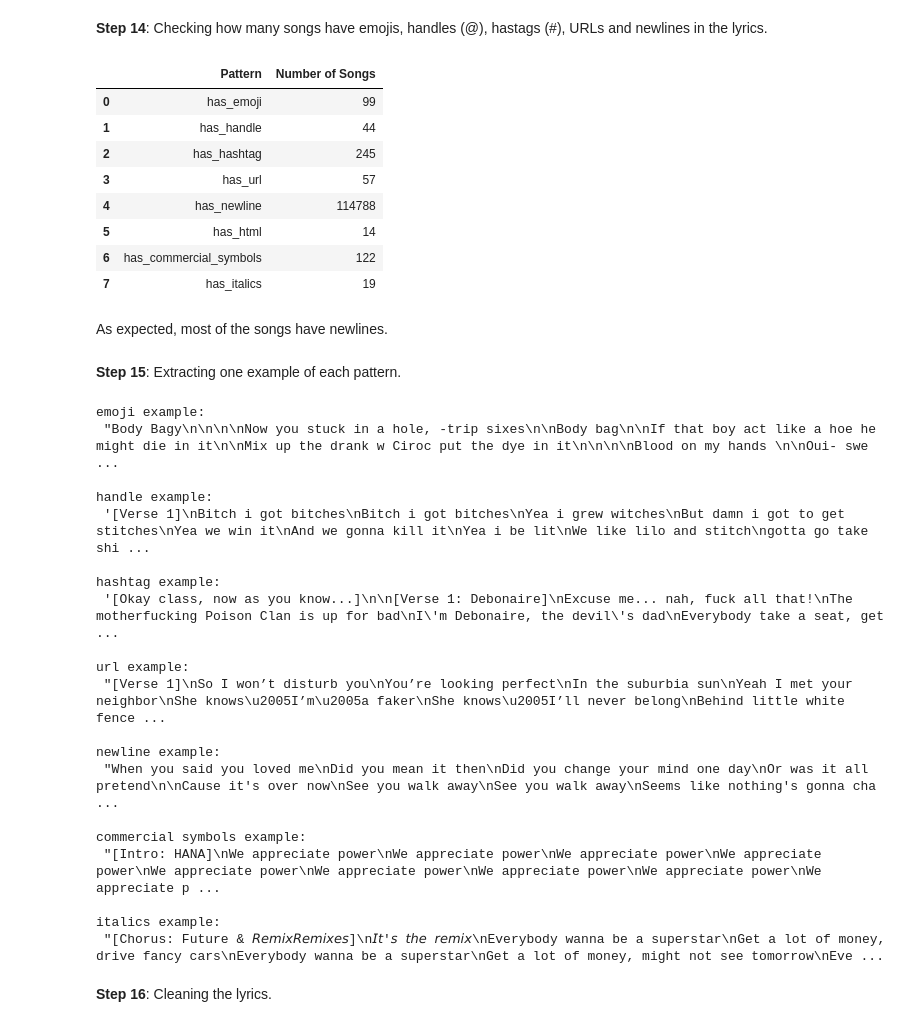
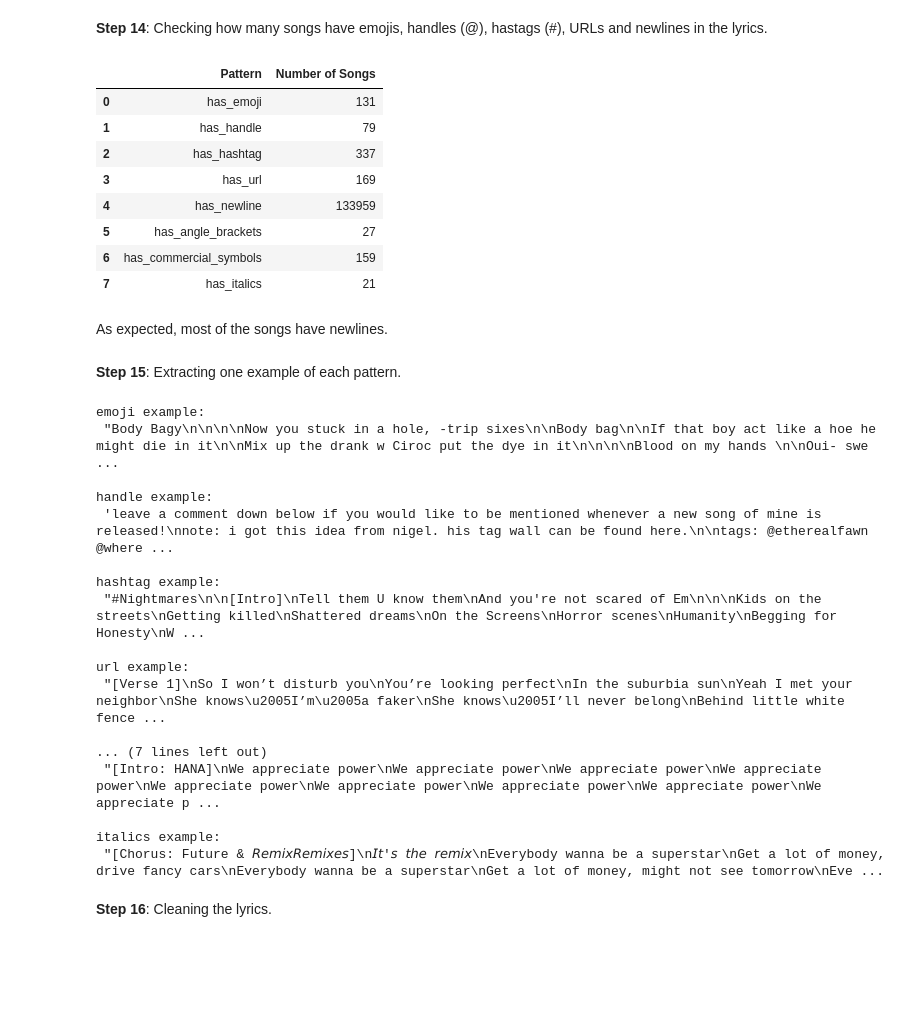
Before and after one commit to iinesclaro/text_mining, a Jupyter notebook: 01_eda_preprocessing.ipynb, the cells around one changed output. Cells and saved outputs as stored; diff of their text form; code cells hidden in the pictures; blank space fills up the shorter version.

```diff
--- a/01_eda_preprocessing.ipynb
+++ b/01_eda_preprocessing.ipynb
@@ -325,6 +322,0 @@ The filtering combines signals from the lyrics and metadata. `contains_lyrics` l
-# %%
-from utils import contains_lyrics
-
-train_data['contains_lyrics'] = train_data['lyrics'].apply(contains_lyrics)
-
-print(f"Number of observations that are could be songs: {train_data['contains_lyrics'].sum()}")
@@ -455,5 +323,3 @@ train_data.loc[
-# %%
-train_data = train_data.loc[potential_songs_mask].copy()
 # %% [markdown]
 **Step 13**: Taking a sample of 5 lyrics from the dataset to see what kind of issues we need to solve.
 # %%
@@ -486,48 +352,48 @@ Some issues that we can identify are:
 # %%
 from utils import (
     contains_emoji,
     contains_handle,
     contains_hashtag,
     contains_url,
     contains_newline,
-    contains_html,
+    contains_angle_bracket_markers,
     contains_commercial_symbols,
     contains_italics
 )
 
 train_data['has_emoji'] = train_data['lyrics'].apply(contains_emoji)
 train_data['has_handle'] = train_data['lyrics'].apply(contains_handle)
 train_data['has_hashtag'] = train_data['lyrics'].apply(contains_hashtag)
 train_data['has_url'] = train_data['lyrics'].apply(contains_url)
 train_data['has_newline'] = train_data['lyrics'].apply(contains_newline)
-train_data['has_html'] = train_data['lyrics'].apply(contains_html)
+train_data['has_angle_brackets'] = train_data['lyrics'].apply(contains_angle_bracket_markers)
 train_data['has_commercial_symbols'] = train_data['lyrics'].apply(contains_commercial_symbols)
 train_data['has_italics'] = train_data['lyrics'].apply(contains_italics)
 
-patterns = train_data[['has_emoji', 'has_handle', 'has_hashtag', 'has_url', 'has_newline', 'has_html', 'has_commercial_symbols', 'has_italics']].sum().rename_axis('Pattern').reset_index(name = 'Number of Songs')
+patterns = train_data[['has_emoji', 'has_handle', 'has_hashtag', 'has_url', 'has_newline', 'has_angle_brackets', 'has_commercial_symbols', 'has_italics']].sum().rename_axis('Pattern').reset_index(name = 'Number of Songs')
 
 display(patterns)
 # %% [output]
 |  | Pattern | Number of Songs |
-| 0 | has_emoji | 99 |
-| 1 | has_handle | 44 |
-| 2 | has_hashtag | 245 |
-| 3 | has_url | 57 |
-| 4 | has_newline | 114788 |
-| 5 | has_html | 14 |
-| 6 | has_commercial_symbols | 122 |
-| 7 | has_italics | 19 |
+| 0 | has_emoji | 131 |
+| 1 | has_handle | 79 |
+| 2 | has_hashtag | 337 |
+| 3 | has_url | 169 |
+| 4 | has_newline | 133959 |
+| 5 | has_angle_brackets | 27 |
+| 6 | has_commercial_symbols | 159 |
+| 7 | has_italics | 21 |
-# %% [markdown]
-As expected, most of the songs have newlines.
+# %% [markdown]
+As expected, most of the songs have newlines.
 # %% [markdown]
 **Step 15**: Extracting one example of each pattern.
 # %%
-emoji_example = train_data.loc[train_data['has_emoji'], 'lyrics'].iloc[0]
-handle_example = train_data.loc[train_data['has_handle'], 'lyrics'].iloc[0]
-hashtag_example = train_data.loc[train_data['has_hashtag'], 'lyrics'].iloc[0]
+emoji_example = train_data.loc[train_data['has_emoji'], 'lyrics'].iloc[1]
+handle_example = train_data.loc[train_data['has_handle'], 'lyrics'].iloc[1]
+hashtag_example = train_data.loc[train_data['has_hashtag'], 'lyrics'].iloc[1]
 url_example = train_data.loc[train_data['has_url'], 'lyrics'].iloc[0]
 newline_example = train_data.loc[train_data['has_newline'], 'lyrics'].iloc[0]
-html_example = train_data.loc[train_data['has_html'], 'lyrics'].iloc[0]
+angle_brackets_example = train_data.loc[train_data['has_angle_brackets'], 'lyrics'].iloc[0]
 symbols_example = train_data.loc[train_data['has_commercial_symbols'], 'lyrics'].iloc[0]
 italics_example = train_data.loc[train_data['has_italics'], 'lyrics'].iloc[2]
 
@@ -536,6 +402,7 @@ print("\nhandle example:\n", repr(handle_example))
 print("\nhashtag example:\n", repr(hashtag_example))
 print("\nurl example:\n", repr(url_example))
 print("\nnewline example:\n", repr(newline_example))
+print("\nangle brackets example:\n", repr(angle_brackets_example))
 print("\ncommercial symbols example:\n", repr(symbols_example))
 print("\nitalics example:\n", repr(italics_example))
 # %% [output]
@@ -543,18 +410,15 @@ emoji example:
  "Body Bagy\n\n\n\nNow you stuck in a hole, -trip sixes\n\nBody bag\n\nIf that boy act like a hoe he might die in it\n\nMix up the drank w Ciroc put the dye in it\n\n\n\nBlood on my hands \n\nOui- swe ...
 
 handle example:
- '[Verse 1]\nBitch i got bitches\nBitch i got bitches\nYea i grew witches\nBut damn i got to get stitches\nYea we win it\nAnd we gonna kill it\nYea i be lit\nWe like lilo and stitch\ngotta go take shi ...
+ 'leave a comment down below if you would like to be mentioned whenever a new song of mine is released!\nnote: i got this idea from nigel. his tag wall can be found here.\n\ntags: @etherealfawn @where ...
 
 hashtag example:
- '[Okay class, now as you know...]\n\n[Verse 1: Debonaire]\nExcuse me... nah, fuck all that!\nThe motherfucking Poison Clan is up for bad\nI\'m Debonaire, the devil\'s dad\nEverybody take a seat, get  ...
+ "#Nightmares\n\n[Intro]\nTell them U know them\nAnd you're not scared of Em\n\n\nKids on the streets\nGetting killed\nShattered dreams\nOn the Screens\nHorror scenes\nHumanity\nBegging for Honesty\nW ...
 
 url example:
  "[Verse 1]\nSo I won’t disturb you\nYou’re looking perfect\nIn the suburbia sun\nYeah I met your neighbor\nShe knows\u2005I’m\u2005a faker\nShe knows\u2005I’ll never belong\nBehind little white fence ...
 
-newline example:
- "When you said you loved me\nDid you mean it then\nDid you change your mind one day\nOr was it all pretend\n\nCause it's over now\nSee you walk away\nSee you walk away\nSeems like nothing's gonna cha ...
-
-commercial symbols example:
+... (7 lines left out)
  "[Intro: HANA]\nWe appreciate power\nWe appreciate power\nWe appreciate power\nWe appreciate power\nWe appreciate power\nWe appreciate power\nWe appreciate power\nWe appreciate power\nWe appreciate p ...
 
 italics example:
```
Also changed, not shown: parts of 16 cells of this notebook, 10 other files.
